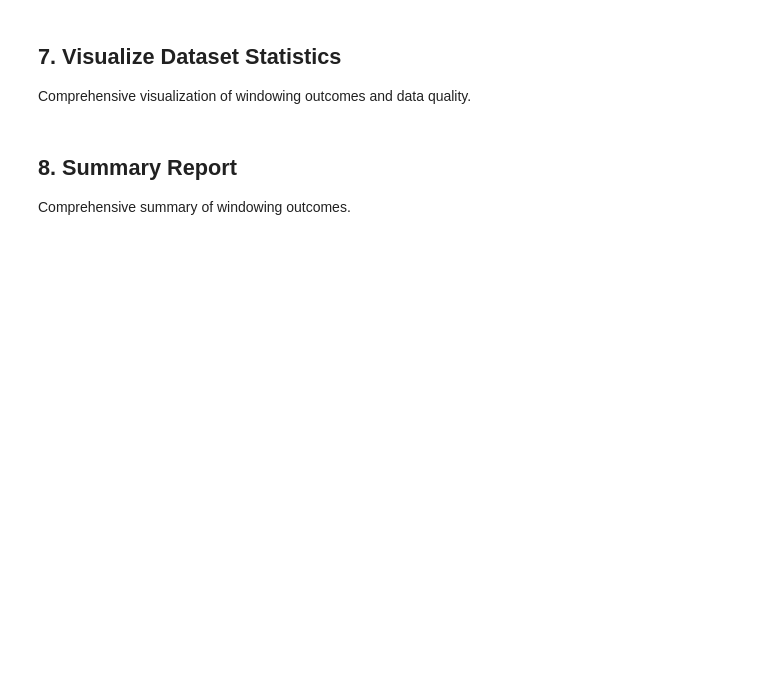
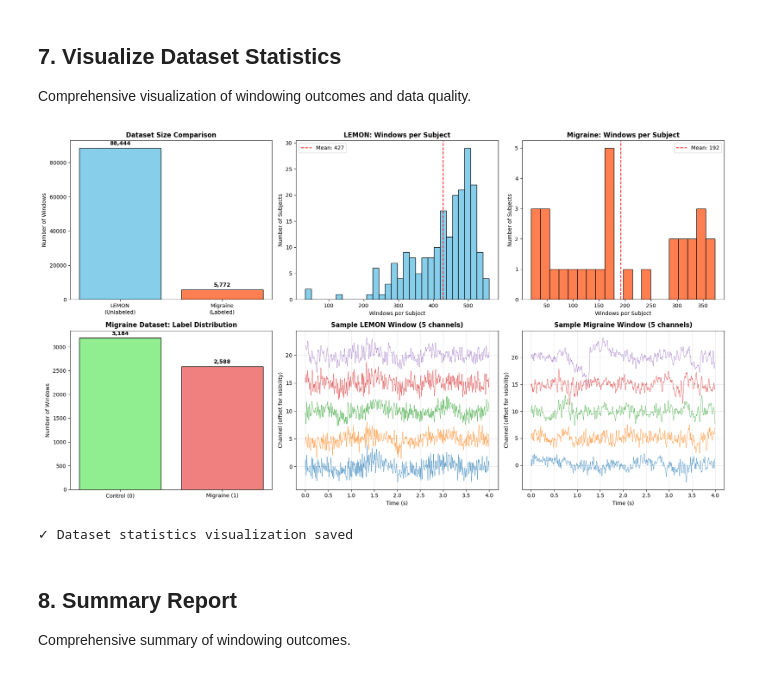
Before and after one commit to devmahbe/FYDP_Personalized-Migraine-Mitigation-Via-Binaural-Beats, a Jupyter notebook: 03_Create_Windowed_Datasets.ipynb, the cells around one changed output. Drawn from its saved outputs; the diff is of its cells as text; code cells hidden in the pictures; blank space fills up the shorter version.

```diff
--- a/03_Create_Windowed_Datasets.ipynb
+++ b/03_Create_Windowed_Datasets.ipynb
@@ -335,6 +1246,16 @@ print("="*70)
 
 Comprehensive visualization of windowing outcomes and data quality.
 # %%
+# Load saved datasets for visualization
+lemon_X = None
+migraine_X = None
+
+if (output_dir / 'lemon_windows.npy').exists():
+    lemon_X = np.load(output_dir / 'lemon_windows.npy', mmap_mode='r')
+
+if (output_dir / 'migraine_windows.npy').exists():
+    migraine_X = np.load(output_dir / 'migraine_windows.npy', mmap_mode='r')
+
 # Create visualization
 fig, axes = plt.subplots(2, 3, figsize=(18, 10))
 
@@ -387,33 +1308,36 @@ if migraine_y is not None:
     for i, v in enumerate(label_counts.values):
         axes[1, 0].text(i, v + max(label_counts)*0.02, f"{v:,}", ha='center', fontweight='bold')
 
 # 5. Sample EEG window visualization (LEMON)
 if lemon_X is not None:
     sample_window = lemon_X[0, :5, :]  # First 5 channels
     time_axis = np.arange(sample_window.shape[1]) / 250.0  # Convert to seconds
     for ch_idx in range(sample_window.shape[0]):
         axes[1, 1].plot(time_axis, sample_window[ch_idx, :] + ch_idx * 5, linewidth=0.5)
     axes[1, 1].set_xlabel('Time (s)')
     axes[1, 1].set_ylabel('Channel (offset for visibility)')
     axes[1, 1].set_title('Sample LEMON Window (5 channels)', fontweight='bold')
     axes[1, 1].grid(True, alpha=0.3)
 
 # 6. Sample EEG window visualization (Migraine)
 if migraine_X is not None:
     sample_window_m = migraine_X[0, :5, :]  # First 5 channels
     time_axis_m = np.arange(sample_window_m.shape[1]) / 250.0
     for ch_idx in range(sample_window_m.shape[0]):
         axes[1, 2].plot(time_axis_m, sample_window_m[ch_idx, :] + ch_idx * 5, linewidth=0.5)
     axes[1, 2].set_xlabel('Time (s)')
     axes[1, 2].set_ylabel('Channel (offset for visibility)')
     axes[1, 2].set_title('Sample Migraine Window (5 channels)', fontweight='bold')
     axes[1, 2].grid(True, alpha=0.3)
 
 plt.tight_layout()
 plt.savefig(output_dir / 'windowed_dataset_statistics.png', dpi=300, bbox_inches='tight')
 plt.show()
 
 print("✓ Dataset statistics visualization saved")
+# %% [output]
+[figure, added]
+✓ Dataset statistics visualization saved
 # %% [markdown]
 ## 8. Summary Report
 
```
Also changed, not shown: parts of 18 cells of this notebook, 24 other files.
